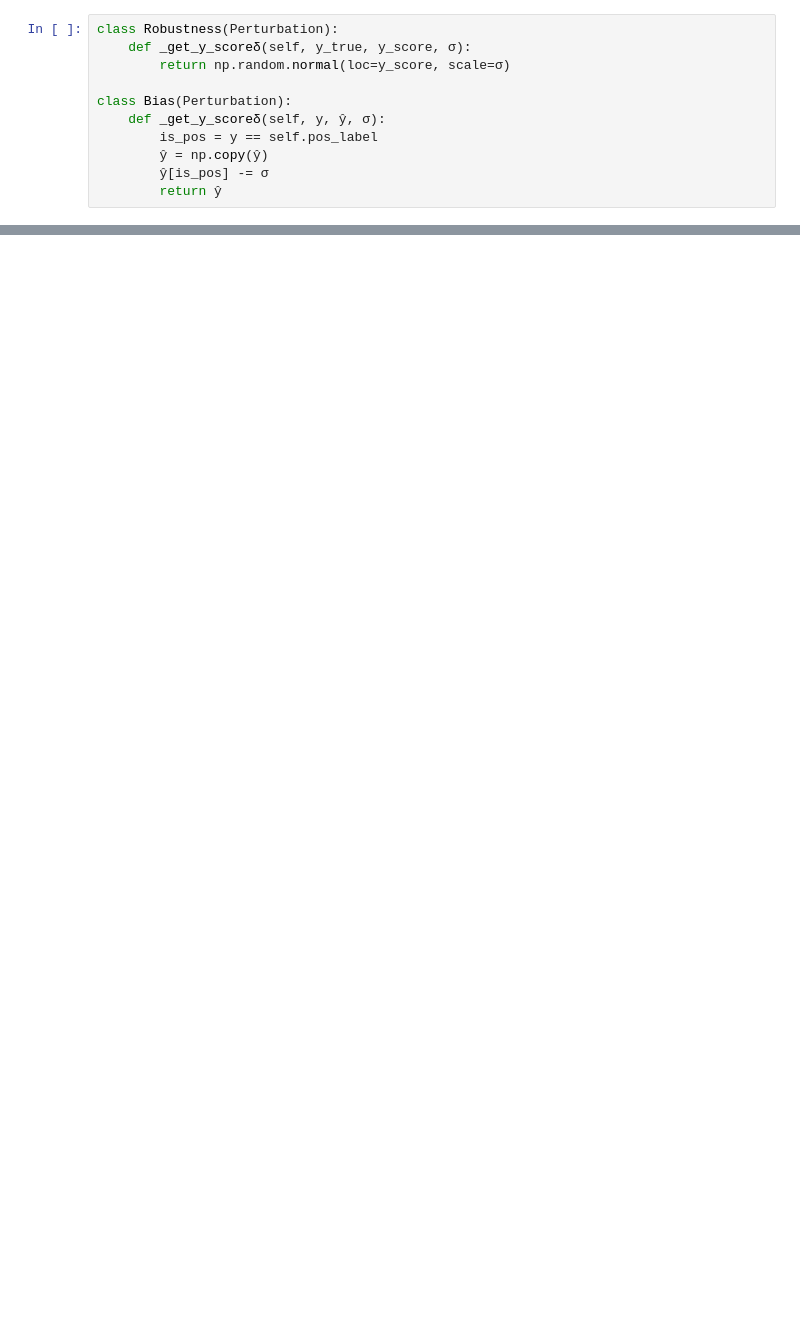
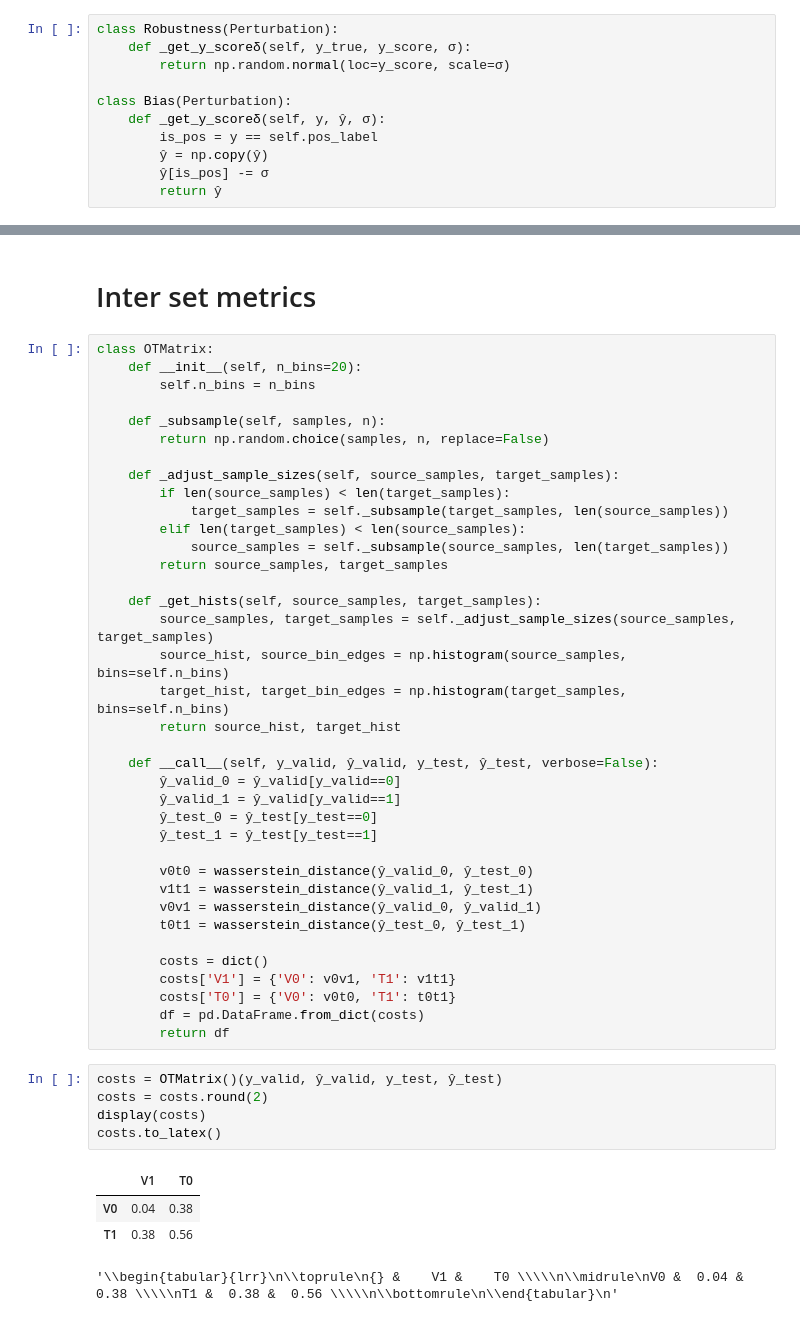
Before and after one commit to alonhzn/testAUC, a Jupyter notebook: perturbations_and_colored_roc.ipynb, the cells around one changed output, grey strips where cells are left out. Saved outputs shown, nothing was run; the diff lists cells and outputs as text; blank space fills up the shorter version.

```diff
--- a/perturbations_and_colored_roc.ipynb
+++ b/perturbations_and_colored_roc.ipynb
@@ -237,0 +199,49 @@ plt.show()
+# %% [markdown]
+# Inter set metrics
+# %%
+class OTMatrix:
+    def __init__(self, n_bins=20):
+        self.n_bins = n_bins
+
+    def _subsample(self, samples, n):
+        return np.random.choice(samples, n, replace=False)
+
+    def _adjust_sample_sizes(self, source_samples, target_samples):
+        if len(source_samples) < len(target_samples):
+            target_samples = self._subsample(target_samples, len(source_samples))
+        elif len(target_samples) < len(source_samples):
+            source_samples = self._subsample(source_samples, len(target_samples))
+        return source_samples, target_samples
+
+    def _get_hists(self, source_samples, target_samples):
+        source_samples, target_samples = self._adjust_sample_sizes(source_samples, target_samples)
+        source_hist, source_bin_edges = np.histogram(source_samples, bins=self.n_bins)
+        target_hist, target_bin_edges = np.histogram(target_samples, bins=self.n_bins)
+        return source_hist, target_hist
+
+    def __call__(self, y_valid, ŷ_valid, y_test, ŷ_test, verbose=False):
+        ŷ_valid_0 = ŷ_valid[y_valid==0]
+        ŷ_valid_1 = ŷ_valid[y_valid==1]
+        ŷ_test_0 = ŷ_test[y_test==0]
+        ŷ_test_1 = ŷ_test[y_test==1]
+
+        v0t0 = wasserstein_distance(ŷ_valid_0, ŷ_test_0)
+        v1t1 = wasserstein_distance(ŷ_valid_1, ŷ_test_1)
+        v0v1 = wasserstein_distance(ŷ_valid_0, ŷ_valid_1)
+        t0t1 = wasserstein_distance(ŷ_test_0, ŷ_test_1)
+
+        costs = dict()
+        costs['V1'] = {'V0': v0v1, 'T1': v1t1}
+        costs['T0'] = {'V0': v0t0, 'T1': t0t1}
+        df = pd.DataFrame.from_dict(costs)
+        return df
+# %%
+costs = OTMatrix()(y_valid, ŷ_valid, y_test, ŷ_test)
+costs = costs.round(2)
+display(costs)
+costs.to_latex()
+# %% [output]
+|  | V1 | T0 |
+| V0 | 0.04 | 0.38 |
+| T1 | 0.38 | 0.56 |
+'\\begin{tabular}{lrr}\n\\toprule\n{} &    V1 &    T0 \\\\\n\\midrule\nV0 &  0.04 &  0.38 \\\\\nT1 &  0.38 &  0.56 \\\\\n\\bottomrule\n\\end{tabular}\n'
```
Also changed, not shown: parts of 14 cells of this notebook.
